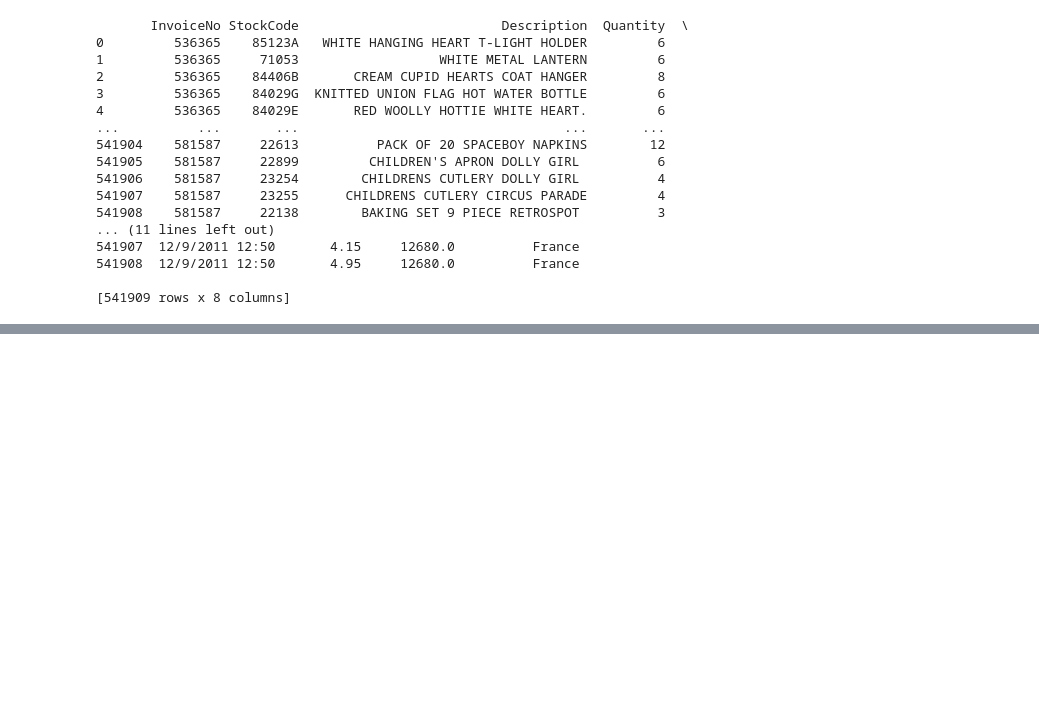
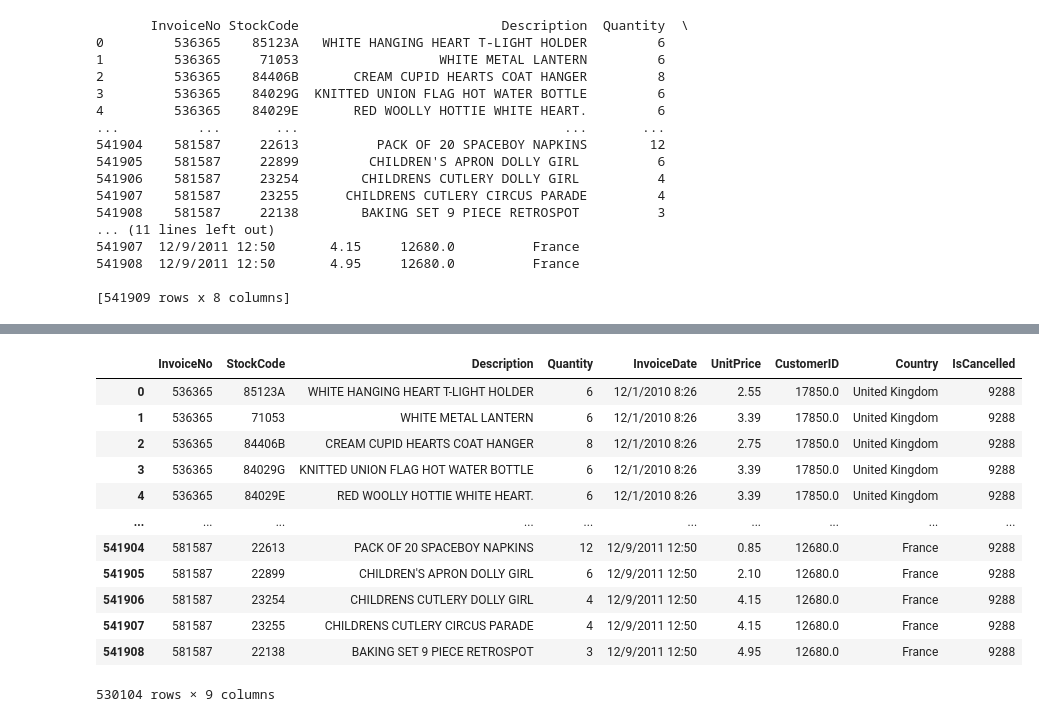
Before and after one commit to Amarjeet9305/ecomerc_analysis, a Jupyter notebook: Ecommerce_Analysis.ipynb, the cells around one changed output, grey strips where cells are left out. Cells and saved outputs as stored; diff of their text form; code cells hidden in the pictures; blank space fills up the shorter version.

```diff
--- a/Ecommerce_Analysis.ipynb
+++ b/Ecommerce_Analysis.ipynb
@@ -34,0 +243,4 @@ print(df)
+# %%
+# Drop the row and columns contain missing value
+
+df = df.dropna(subset=["Description"])
@@ -34,0 +315,4 @@ print(df)
+# %%
+# Check Iscancelled Paymenet and Invoice number and check Data type  'confirm false', 'cancelled true'
+
+df["IsCancelled"] = df["InvoiceNo"].astype(str).str.startswith("C").sum()
@@ -34,0 +334,23 @@ print(df)
+# %%
+# Create a new DataFrame only keeping Valid Transcation
+df_clean = df[
+    (~df["IsCancelled"]) &   # Keep only rows there IsCancelled is False(not cancelled)
+    (df["Quantity"] > 0) &   # keep only and check rows quantity is greater than 0
+    (df["UnitPrice"] > 0)    # Keep only and check rous Unitprice is greater tahn 0
+].copy()  # Create a seprate copy of the Filtered DataFrame
+# %%
+df_clean
+# %% [output]
+|  | InvoiceNo | StockCode | Description | Quantity | InvoiceDate | UnitPrice | CustomerID | Country | IsCancelled |
+| 0 | 536365 | 85123A | WHITE HANGING HEART T-LIGHT HOLDER | 6 | 12/1/2010 8:26 | 2.55 | 17850.0 | United Kingdom | 9288 |
+| 1 | 536365 | 71053 | WHITE METAL LANTERN | 6 | 12/1/2010 8:26 | 3.39 | 17850.0 | United Kingdom | 9288 |
+| 2 | 536365 | 84406B | CREAM CUPID HEARTS COAT HANGER | 8 | 12/1/2010 8:26 | 2.75 | 17850.0 | United Kingdom | 9288 |
+| 3 | 536365 | 84029G | KNITTED UNION FLAG HOT WATER BOTTLE | 6 | 12/1/2010 8:26 | 3.39 | 17850.0 | United Kingdom | 9288 |
+| 4 | 536365 | 84029E | RED WOOLLY HOTTIE WHITE HEART. | 6 | 12/1/2010 8:26 | 3.39 | 17850.0 | United Kingdom | 9288 |
+| ... | ... | ... | ... | ... | ... | ... | ... | ... | ... |
+| 541904 | 581587 | 22613 | PACK OF 20 SPACEBOY NAPKINS | 12 | 12/9/2011 12:50 | 0.85 | 12680.0 | France | 9288 |
+| 541905 | 581587 | 22899 | CHILDREN'S APRON DOLLY GIRL | 6 | 12/9/2011 12:50 | 2.10 | 12680.0 | France | 9288 |
+| 541906 | 581587 | 23254 | CHILDRENS CUTLERY DOLLY GIRL | 4 | 12/9/2011 12:50 | 4.15 | 12680.0 | France | 9288 |
+| 541907 | 581587 | 23255 | CHILDRENS CUTLERY CIRCUS PARADE | 4 | 12/9/2011 12:50 | 4.15 | 12680.0 | France | 9288 |
+| 541908 | 581587 | 22138 | BAKING SET 9 PIECE RETROSPOT | 3 | 12/9/2011 12:50 | 4.95 | 12680.0 | France | 9288 |
+530104 rows × 9 columns
```
Also changed, not shown: parts of 48 cells of this notebook, 4 other files.
